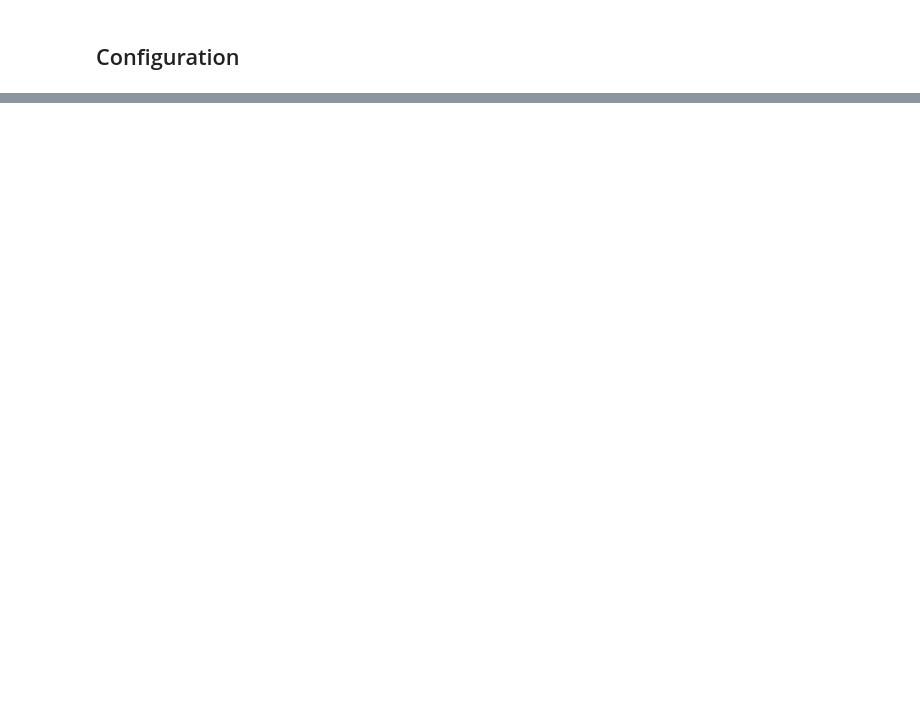
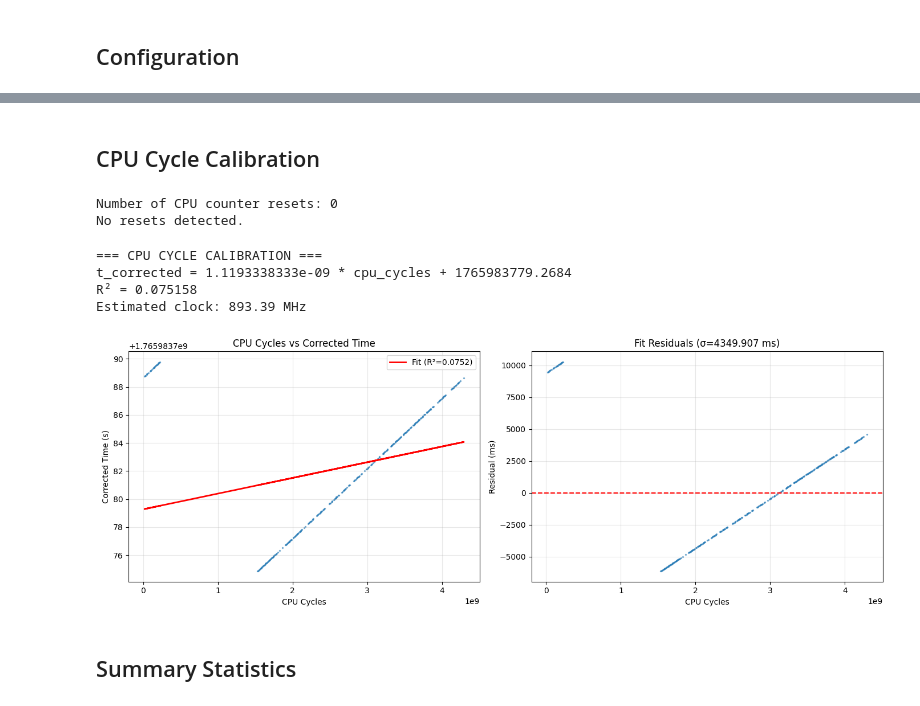
Before and after one commit to Dr1zz3l/radar-iwr6843-driver, a Jupyter notebook: analysis/notebooks/radar_imu_velocity_sync.ipynb, the cells around one changed output, grey strips where cells are left out. Drawn from its saved outputs; the diff is of its cells as text; code cells hidden in the pictures; blank space fills up the shorter version.

```diff
--- a/analysis/notebooks/radar_imu_velocity_sync.ipynb
+++ b/analysis/notebooks/radar_imu_velocity_sync.ipynb
@@ -471,0 +372,70 @@ The calculated time lag and calibration parameters can be used to properly synch
+# %% [markdown]
+## CPU Cycle Calibration
+# %%
+# Compute differences to detect decreases (resets)
+diffs = np.diff(radar_cpu_cycles)
+
+# Find indices where the counter resets (diff < 0)
+reset_indices = np.where(diffs < 0)[0]
+
+# Number of resets
+num_resets = len(reset_indices)
+
+print(f"Number of CPU counter resets: {num_resets}")
+if num_resets > 0:
+    print(f"Reset indices: {reset_indices}")
+    print(f"Reset values: {radar_cpu_cycles[reset_indices + 1]}")  # Values after reset
+else:
+    print("No resets detected.")
+# %% [output]
+Number of CPU counter resets: 0
+No resets detected.
+# %%
+# Filter valid CPU cycles
+radar_cpu_cycles = np.array(radar_cpu_cycles)
+valid_mask = radar_cpu_cycles > 0
+cpu_valid = radar_cpu_cycles[valid_mask]
+times_corrected_valid = radar_times_corrected[valid_mask]
+
+if len(cpu_valid) > 10:
+    # Linear fit: time = slope * cpu_cycles + intercept
+    slope_cpu, intercept_cpu, r_cpu, p_cpu, std_cpu = stats.linregress(cpu_valid, times_corrected_valid)
+
+    clock_freq_mhz = 1.0 / slope_cpu / 1e6
+
+    print(f"\n=== CPU CYCLE CALIBRATION ===")
+    print(f"t_corrected = {slope_cpu:.10e} * cpu_cycles + {intercept_cpu:.4f}")
+    print(f"R² = {r_cpu**2:.6f}")
+    print(f"Estimated clock: {clock_freq_mhz:.2f} MHz")
+
+    # Plot
+    fig, axes = plt.subplots(1, 2, figsize=(14, 5))
+
+    axes[0].scatter(cpu_valid, times_corrected_valid, s=2, alpha=0.5)
+    axes[0].plot(cpu_valid, slope_cpu*cpu_valid + intercept_cpu, 'r-', linewidth=2, label=f'Fit (R²={r_cpu**2:.4f})')
+    axes[0].set_xlabel('CPU Cycles')
+    axes[0].set_ylabel('Corrected Time (s)')
+    axes[0].set_title('CPU Cycles vs Corrected Time')
+    axes[0].legend()
+    axes[0].grid(True, alpha=0.3)
+
+    residuals = times_corrected_valid - (slope_cpu*cpu_valid + intercept_cpu)
+    axes[1].scatter(cpu_valid, residuals * 1000, s=2, alpha=0.5)
+    axes[1].axhline(0, color='r', linestyle='--')
+    axes[1].set_xlabel('CPU Cycles')
+    axes[1].set_ylabel('Residual (ms)')
+    axes[1].set_title(f'Fit Residuals (σ={np.std(residuals)*1000:.3f} ms)')
+    axes[1].grid(True, alpha=0.3)
+
+    plt.tight_layout()
+    plt.show()
+else:
+    print(f"\n⚠️ Insufficient CPU cycle data ({len(cpu_valid)} samples)")
+# %% [output]
+=== CPU CYCLE CALIBRATION ===
+t_corrected = 1.1193338333e-09 * cpu_cycles + 1765983779.2684
+R² = 0.075158
+Estimated clock: 893.39 MHz
+[figure, added]
+# %% [markdown]
+## Summary Statistics
```
Also changed, not shown: parts of 39 cells of this notebook, 2 other files.
